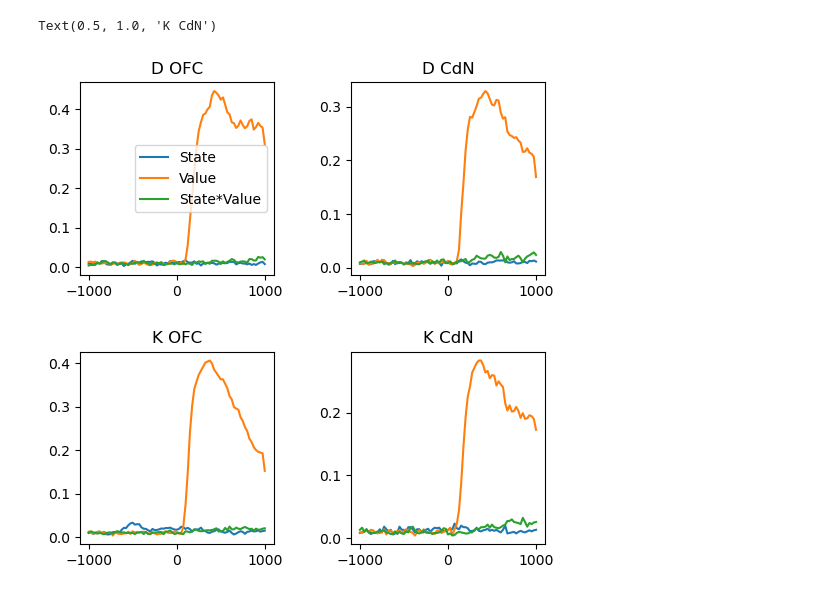
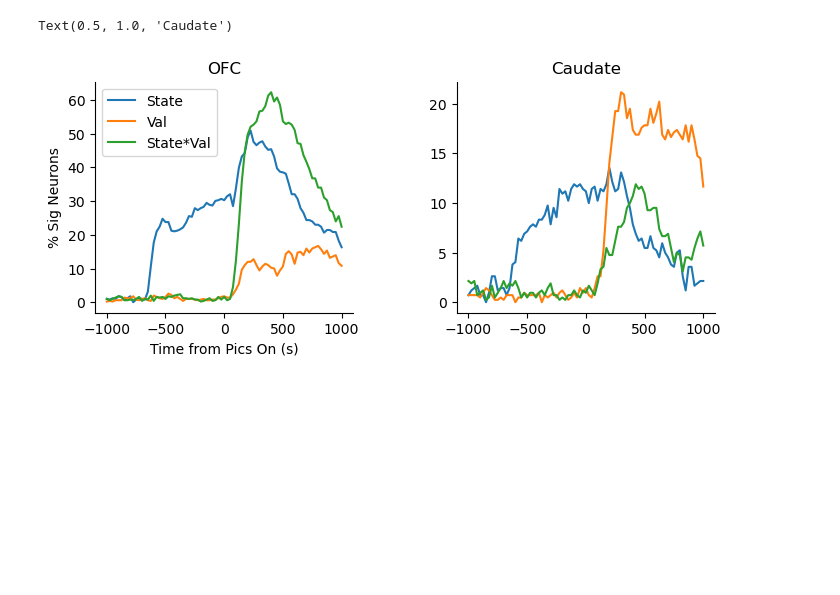
Before and after one commit to t-elston/FS_self_control, a Jupyter notebook: analysis/single_neuron_sandbox.ipynb, the cells around one changed output. Saved outputs shown, nothing was run; the diff lists cells and outputs as text; code cells hidden in the pictures; blank space fills up the shorter version.

```diff
--- a/analysis/single_neuron_sandbox.ipynb
+++ b/analysis/single_neuron_sandbox.ipynb
@@ -354 +383,5 @@ file_names = [os.path.basename(file) for file in data_files]
+# %%
+file_path = 'C:/Users/thome/Documents/PYTHON/Self-Control/data2/K20240710_Rec07.h5'
+save_dir = 'C:/Users/thome/Documents/PYTHON/Self-Control/decoder_output3/'
+save_data = False
 # %%
@@ -549,34 +411,0 @@ ax[1, 1].spines['left'].set_visible(False)
-# %%
-# create some indices for subject and brain area
-ofc_ix = all_brain_area == 1
-cdn_ix = all_brain_area == 0
-
-d_ix = all_subj == 0
-k_ix = all_subj == 1
-
-fig, prop_ax = plt.subplots(2, 2, figsize=(6, 6))
-plt.subplots_adjust(wspace=0.4, hspace=0.4)  # add some white space
-
-prop_ax[0,0].plot(ts, np.mean(all_sliding_pvals[d_ix & ofc_ix,:,0] < .01, axis=0), label = 'State')
-prop_ax[0,0].plot(ts, np.mean(all_sliding_pvals[d_ix & ofc_ix,:,1] < .01, axis=0), label = 'Value')
-prop_ax[0,0].plot(ts, np.mean(all_sliding_pvals[d_ix & ofc_ix,:,2] < .01, axis=0), label = 'State*Value')
-prop_ax[0,0].set_title('D OFC')
-prop_ax[0,0].legend()
-
-prop_ax[0,1].plot(ts, np.mean(all_sliding_pvals[d_ix & cdn_ix,:,0] < .01, axis=0))
-prop_ax[0,1].plot(ts, np.mean(all_sliding_pvals[d_ix & cdn_ix,:,1] < .01, axis=0))
-prop_ax[0,1].plot(ts, np.mean(all_sliding_pvals[d_ix & cdn_ix,:,2] < .01, axis=0))
-prop_ax[0,1].set_title('D CdN')
-
-prop_ax[1,0].plot(ts, np.mean(all_sliding_pvals[k_ix & ofc_ix,:,0] < .01, axis=0), label = 'State')
-prop_ax[1,0].plot(ts, np.mean(all_sliding_pvals[k_ix & ofc_ix,:,1] < .01, axis=0), label = 'Value')
-prop_ax[1,0].plot(ts, np.mean(all_sliding_pvals[k_ix & ofc_ix,:,2] < .01, axis=0), label = 'State*Value')
-prop_ax[1,0].set_title('K OFC')
-
-prop_ax[1,1].plot(ts, np.mean(all_sliding_pvals[k_ix & cdn_ix,:,0] < .01, axis=0))
-prop_ax[1,1].plot(ts, np.mean(all_sliding_pvals[k_ix & cdn_ix,:,1] < .01, axis=0))
-prop_ax[1,1].plot(ts, np.mean(all_sliding_pvals[k_ix & cdn_ix,:,2] < .01, axis=0))
-prop_ax[1,1].set_title('K CdN')
-# %% [output]
-Text(0.5, 1.0, 'K CdN')
-[figure, removed]
@@ -582,0 +502,40 @@ Text(0.5, 1.0, 'K CdN')
+# %%
+ofc_ix = brain_areas == 1
+cdn_ix = brain_areas == 0
+
+# pull out the factors
+pure_state_ix = t_factor_pvals[: , :, 0] < .01
+pure_val_ix = t_factor_pvals[: , :, 1] < .01
+pure_cue_ix = t_factor_pvals[: , :, 2] < .01
+state_val_ix = t_factor_pvals[: , :, 3] < .01
+state_cue_ix = t_factor_pvals[: , :, 4] < .01
+
+# set up some exclusive indices of the factors
+# - ensure that the approach of one inclusion and one exclusion criterion is universally applied
+state_coding = pure_state_ix & ~state_cue_ix
+val_coding = pure_val_ix & ~state_val_ix
+state_val_coding = state_val_ix & ~pure_val_ix
+
+fig, prop_ax = plt.subplots(1, 2, figsize=(8, 3))
+plt.subplots_adjust(wspace=0.4, hspace=0.4)  # add some white space
+
+prop_ax[0].plot(ts, np.mean(state_coding[ofc_ix , :], axis=0) * 100, label='State')
+prop_ax[0].plot(ts, np.mean(val_coding[ofc_ix , :], axis=0) * 100, label='Val')
+prop_ax[0].plot(ts, np.mean(state_val_ix[ofc_ix , :], axis=0) * 100, label='State*Val')
+prop_ax[0].spines['top'].set_visible(False)
+prop_ax[0].spines['right'].set_visible(False)
+prop_ax[0].set_xlabel('Time from Pics On (s)')
+prop_ax[0].set_ylabel('% Sig Neurons')
+prop_ax[0].set_title('OFC')
+prop_ax[0].legend()
+
+
+prop_ax[1].plot(ts, np.mean(state_coding[cdn_ix , :], axis=0) * 100)
+prop_ax[1].plot(ts, np.mean(val_coding[cdn_ix , :], axis=0) * 100)
+prop_ax[1].plot(ts, np.mean(state_val_ix[cdn_ix , :], axis=0) * 100)
+prop_ax[1].spines['top'].set_visible(False)
+prop_ax[1].spines['right'].set_visible(False)
+prop_ax[1].set_title('Caudate')
+# %% [output]
+Text(0.5, 1.0, 'Caudate')
+[figure, added]
```
Also changed, not shown: parts of 17 cells of this notebook.
